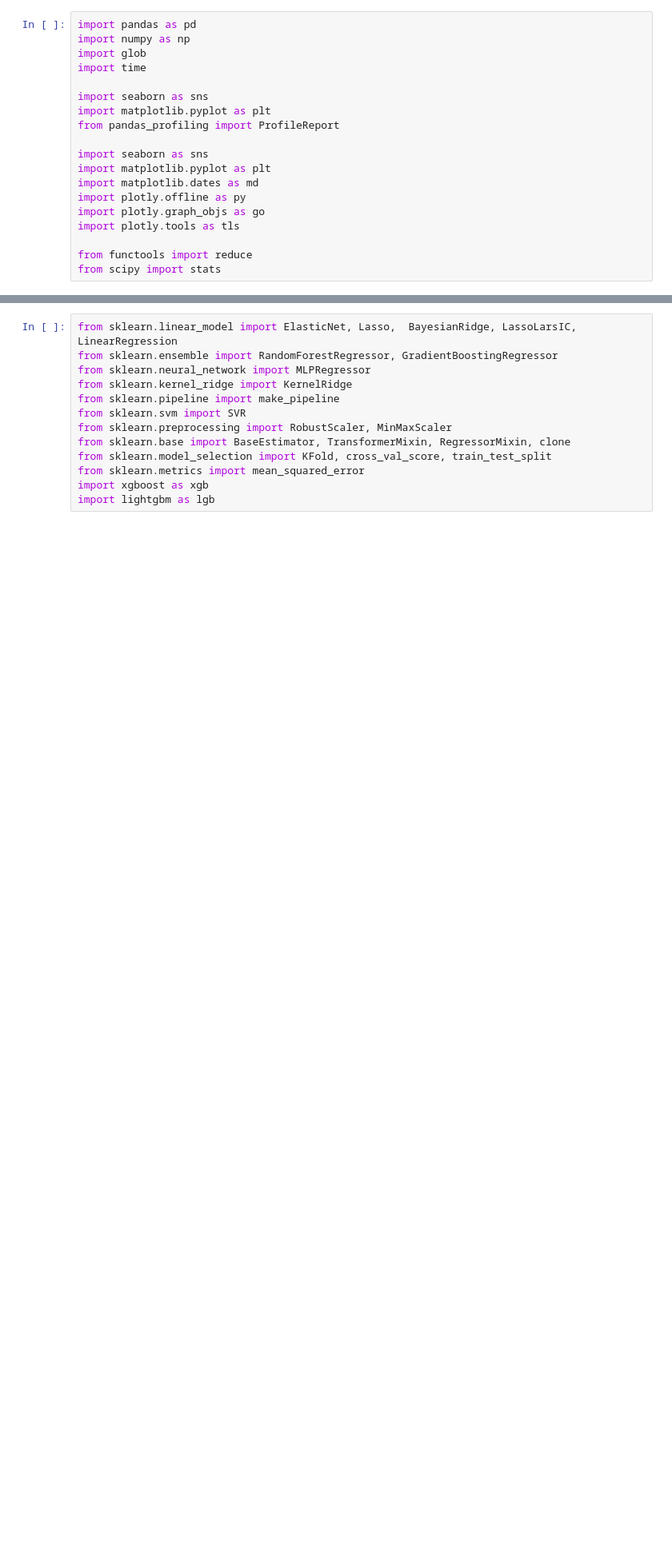
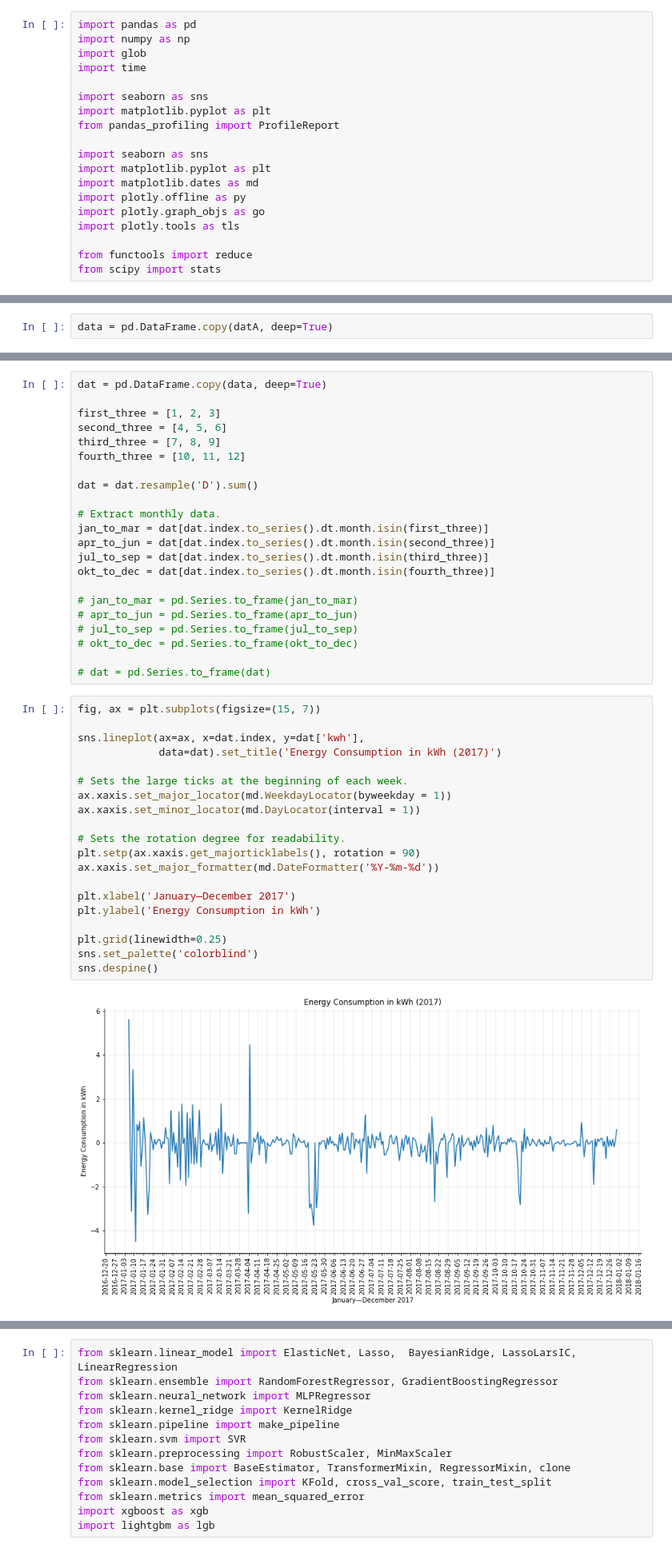
Before and after one commit to RoyyvB/ForecastTemperature, a Jupyter notebook: notebook.ipynb, the cells around one changed output, grey strips where cells are left out. Shown at 80% size. Saved outputs shown, nothing was run; the diff lists cells and outputs as text; blank space fills up the shorter version.

Commit message:
Calculated new energy savings.

```diff
--- a/notebook.ipynb
+++ b/notebook.ipynb
@@ -22,0 +217,2 @@ from scipy import stats
+# %%
+data = pd.DataFrame.copy(datA, deep=True)
@@ -22,0 +247,44 @@ from scipy import stats
+# %%
+dat = pd.DataFrame.copy(data, deep=True)
+
+first_three = [1, 2, 3]
+second_three = [4, 5, 6]
+third_three = [7, 8, 9]
+fourth_three = [10, 11, 12]
+
+dat = dat.resample('D').sum()
+
+# Extract monthly data.
+jan_to_mar = dat[dat.index.to_series().dt.month.isin(first_three)]
+apr_to_jun = dat[dat.index.to_series().dt.month.isin(second_three)]
+jul_to_sep = dat[dat.index.to_series().dt.month.isin(third_three)]
+okt_to_dec = dat[dat.index.to_series().dt.month.isin(fourth_three)]
+
+# jan_to_mar = pd.Series.to_frame(jan_to_mar)
+# apr_to_jun = pd.Series.to_frame(apr_to_jun)
+# jul_to_sep = pd.Series.to_frame(jul_to_sep)
+# okt_to_dec = pd.Series.to_frame(okt_to_dec)
+
+# dat = pd.Series.to_frame(dat)
+# %%
+fig, ax = plt.subplots(figsize=(15, 7))
+
+sns.lineplot(ax=ax, x=dat.index, y=dat['kwh'],
+             data=dat).set_title('Energy Consumption in kWh (2017)')
+
+# Sets the large ticks at the beginning of each week.
+ax.xaxis.set_major_locator(md.WeekdayLocator(byweekday = 1))
+ax.xaxis.set_minor_locator(md.DayLocator(interval = 1))
+
+# Sets the rotation degree for readability.
+plt.setp(ax.xaxis.get_majorticklabels(), rotation = 90)
+ax.xaxis.set_major_formatter(md.DateFormatter('%Y-%m-%d'))
+
+plt.xlabel('January—December 2017')
+plt.ylabel('Energy Consumption in kWh')
+
+plt.grid(linewidth=0.25)
+sns.set_palette('colorblind')
+sns.despine()
+# %% [output]
+[figure, added]
```
Also changed, not shown: parts of 12 cells of this notebook, 1 other file.
